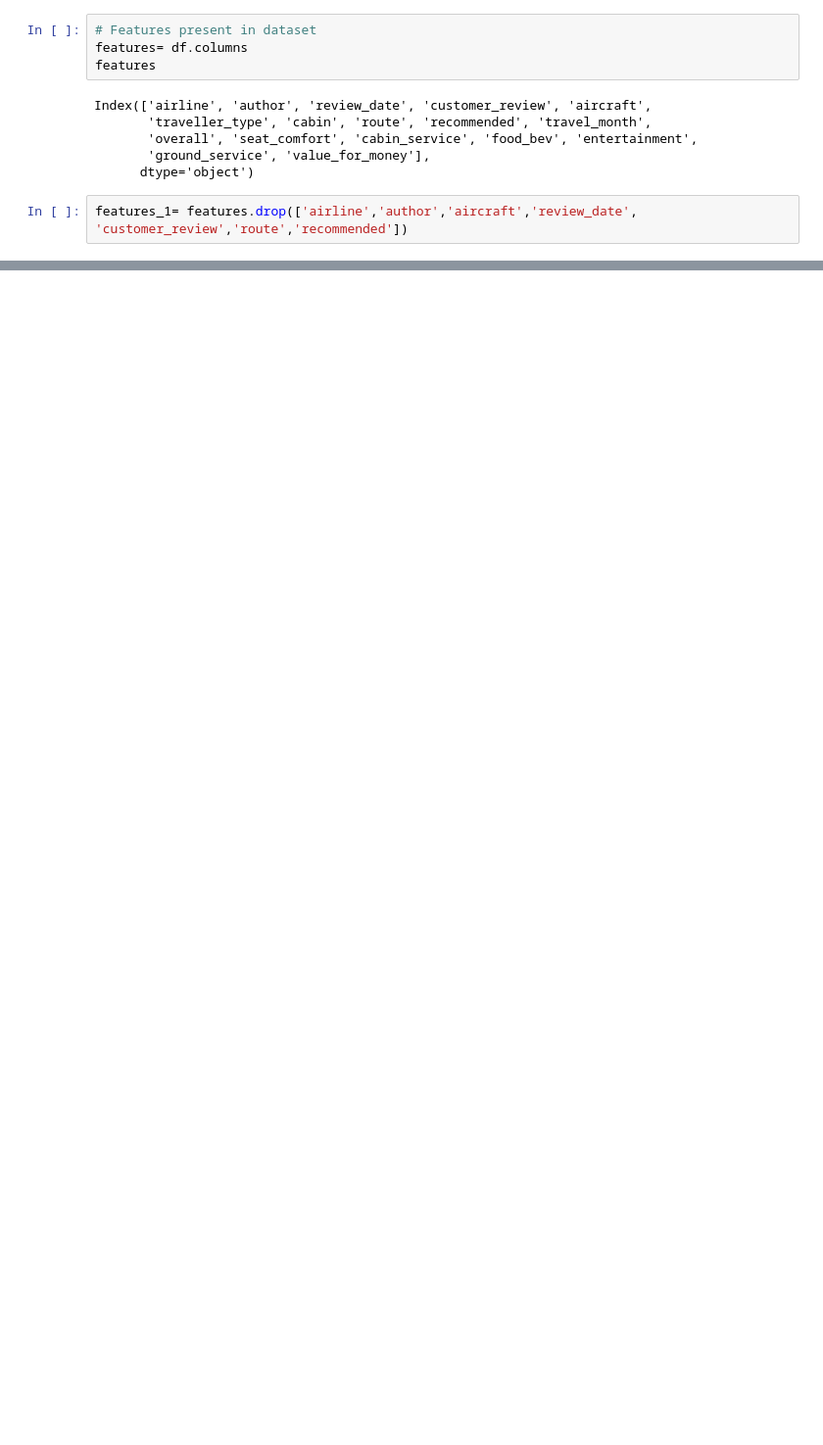
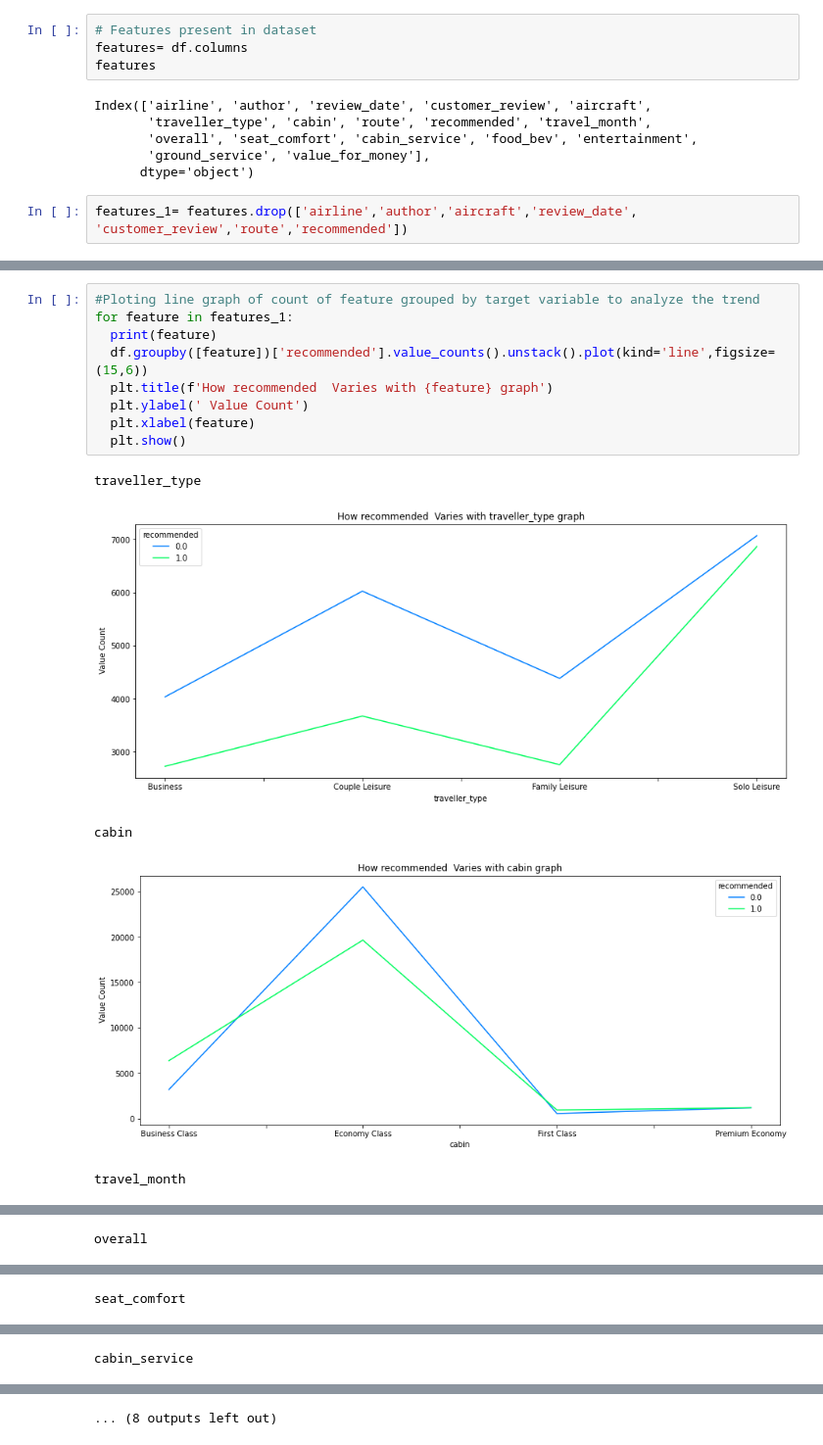
Before and after one commit to shahfaissal/capstone_project_3, a Jupyter notebook: Airline_referral_capstone_project.ipynb, the cells around one changed output, grey strips where cells are left out. Shown: that part at 98% size. Drawn from its saved outputs; the diff is of its cells as text; blank space fills up the shorter version.

```diff
--- a/Airline_referral_capstone_project.ipynb
+++ b/Airline_referral_capstone_project.ipynb
@@ -421,0 +457,15 @@ features_1= features.drop(['airline','author','aircraft','review_date', 'custome
+# %%
+#Ploting line graph of count of feature grouped by target variable to analyze the trend
+for feature in features_1:
+  print(feature)
+  df.groupby([feature])['recommended'].value_counts().unstack().plot(kind='line',figsize=(15,6))
+  plt.title(f'How recommended  Varies with {feature} graph')
+  plt.ylabel(' Value Count')
+  plt.xlabel(feature)
+  plt.show()
+# %% [output]
+traveller_type
+[figure, added]
+cabin
+[figure, added]
+travel_month
@@ -421,0 +473 @@ features_1= features.drop(['airline','author','aircraft','review_date', 'custome
+overall
@@ -421,0 +475 @@ features_1= features.drop(['airline','author','aircraft','review_date', 'custome
+seat_comfort
@@ -421,0 +477 @@ features_1= features.drop(['airline','author','aircraft','review_date', 'custome
+cabin_service
@@ -421,0 +479 @@ features_1= features.drop(['airline','author','aircraft','review_date', 'custome
+... (8 outputs left out)
```
Also changed, not shown: parts of 4 cells of this notebook.
